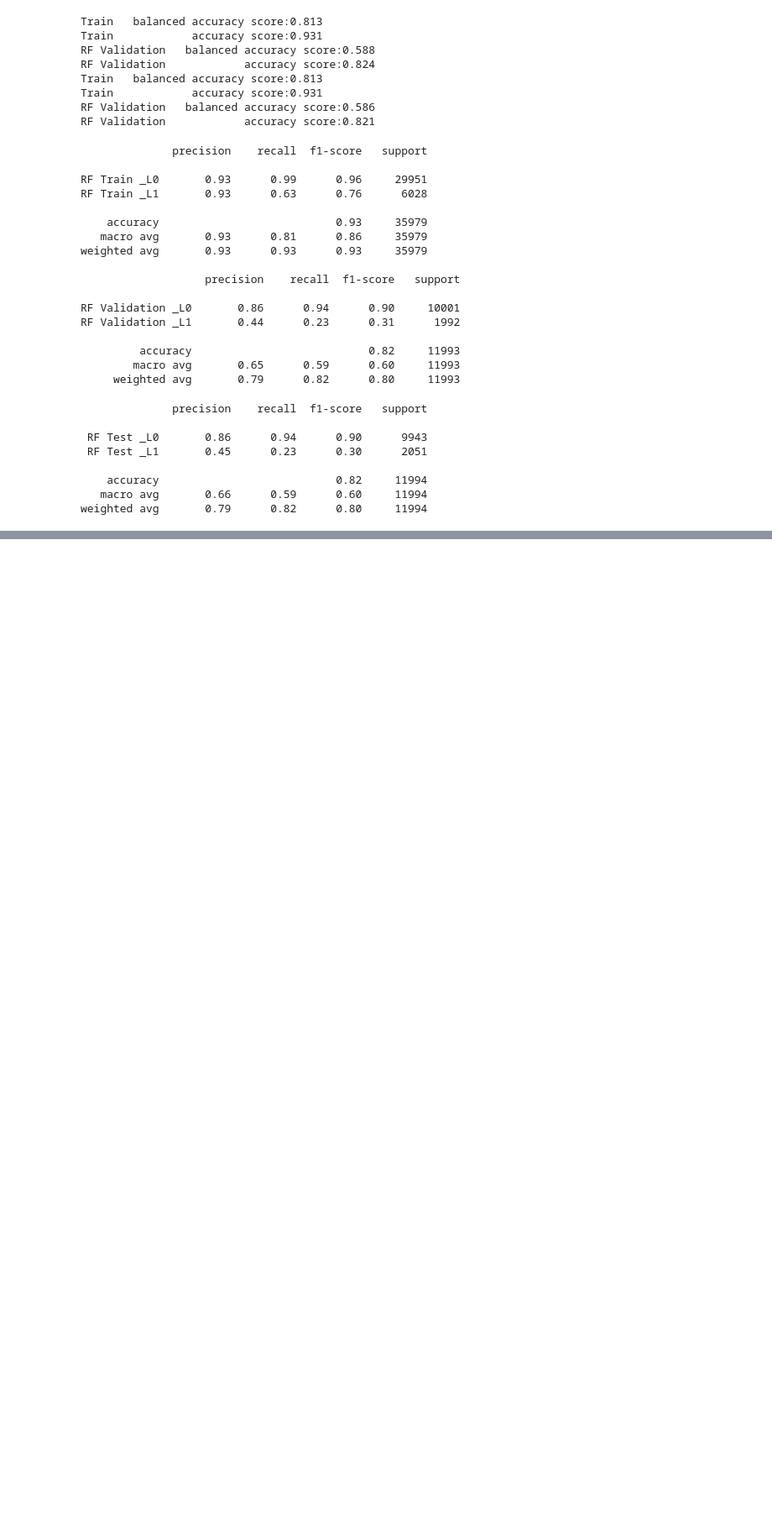
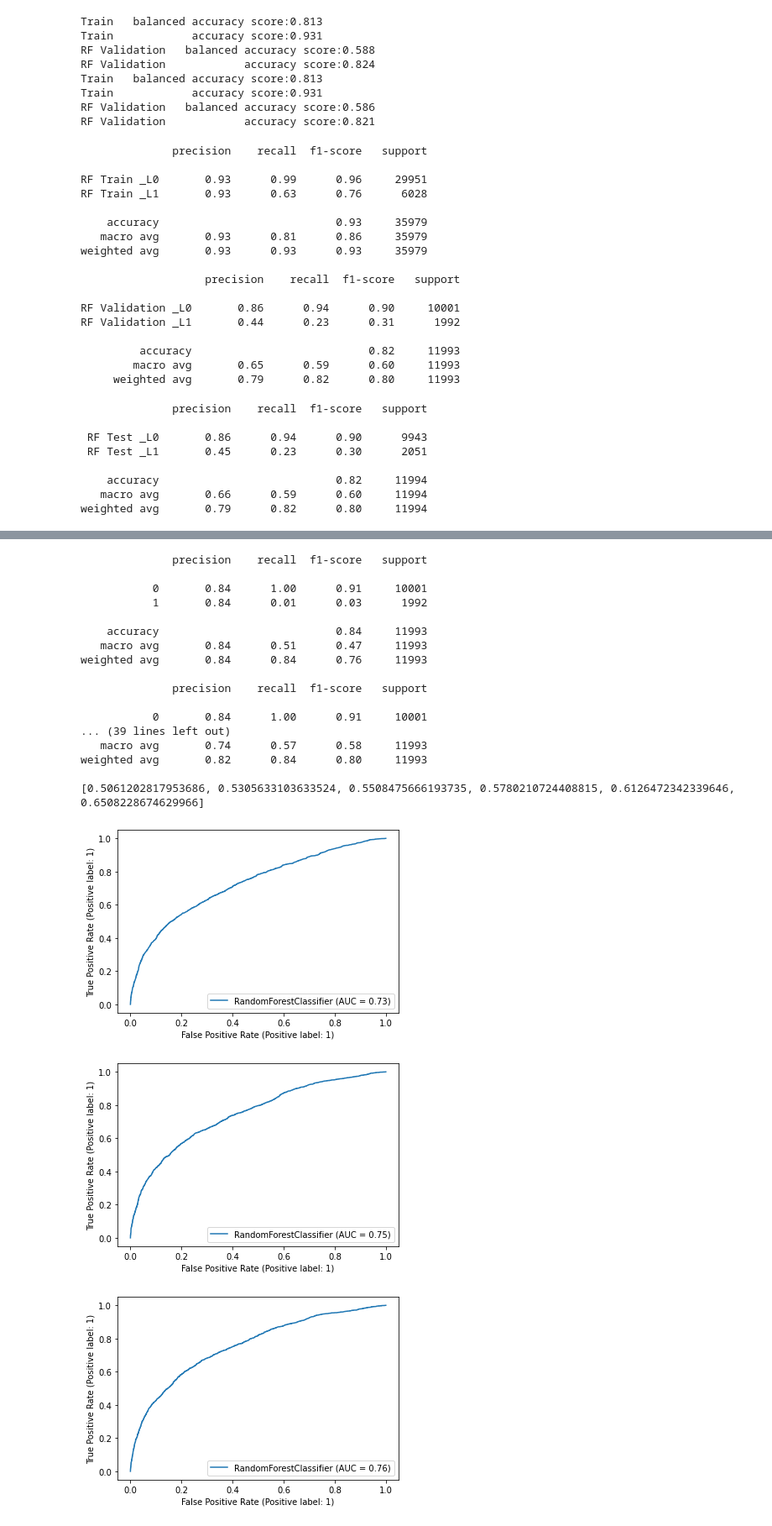
Before and after one commit to s3785704/machine-learning-assign01, a Jupyter notebook: assign1.ipynb, the cells around one changed output, grey strips where cells are left out. Shown at 84% size. Drawn from its saved outputs; the diff is of its cells as text; code cells hidden in the pictures; blank space fills up the shorter version.

```diff
--- a/assign1.ipynb
+++ b/assign1.ipynb
@@ -771,0 +823,44 @@ weighted avg       0.79      0.82      0.80     11994
+# %%
+from sklearn.metrics import *
+train_acc=list()
+val_acc  =list()
+train_class = list()
+val_class = list()
+for depth in [4,6,8,10,12,14]:
+    rf = RandomForestClassifier(max_depth=depth, random_state=0)
+    rf.fit(train_X, train_y)
+    pred_train_y = rf.predict(train_X)
+    pred_val_y   = rf.predict(val_X)
+    train_acc.append(balanced_accuracy_score(train_y,pred_train_y))
+    val_acc.append(balanced_accuracy_score(val_y,pred_val_y))
+    #labels_target = ['0','1']
+    #report = f1_score(train_y,pred_train_y,labels=labels_target)
+
+    #print(report)
+    train_class.append(classification_report(train_y,pred_train_y))
+    val_class.append(classification_report(val_y,pred_val_y))
+    print(classification_report(val_y,pred_val_y))
+    plot_roc_curve(rf,val_X,val_y)
+
+print(train_acc)
+# %% [output]
+              precision    recall  f1-score   support
+
+           0       0.84      1.00      0.91     10001
+           1       0.84      0.01      0.03      1992
+
+    accuracy                           0.84     11993
+   macro avg       0.84      0.51      0.47     11993
+weighted avg       0.84      0.84      0.76     11993
+
+              precision    recall  f1-score   support
+
+           0       0.84      1.00      0.91     10001
+... (39 lines left out)
+   macro avg       0.74      0.57      0.58     11993
+weighted avg       0.82      0.84      0.80     11993
+
+[0.5061202817953686, 0.5305633103633524, 0.5508475666193735, 0.5780210724408815, 0.6126472342339646, 0.6508228674629966]
+[figure, added]
+[figure, added]
+[figure, added]
```
Also changed, not shown: parts of 10 cells of this notebook.
